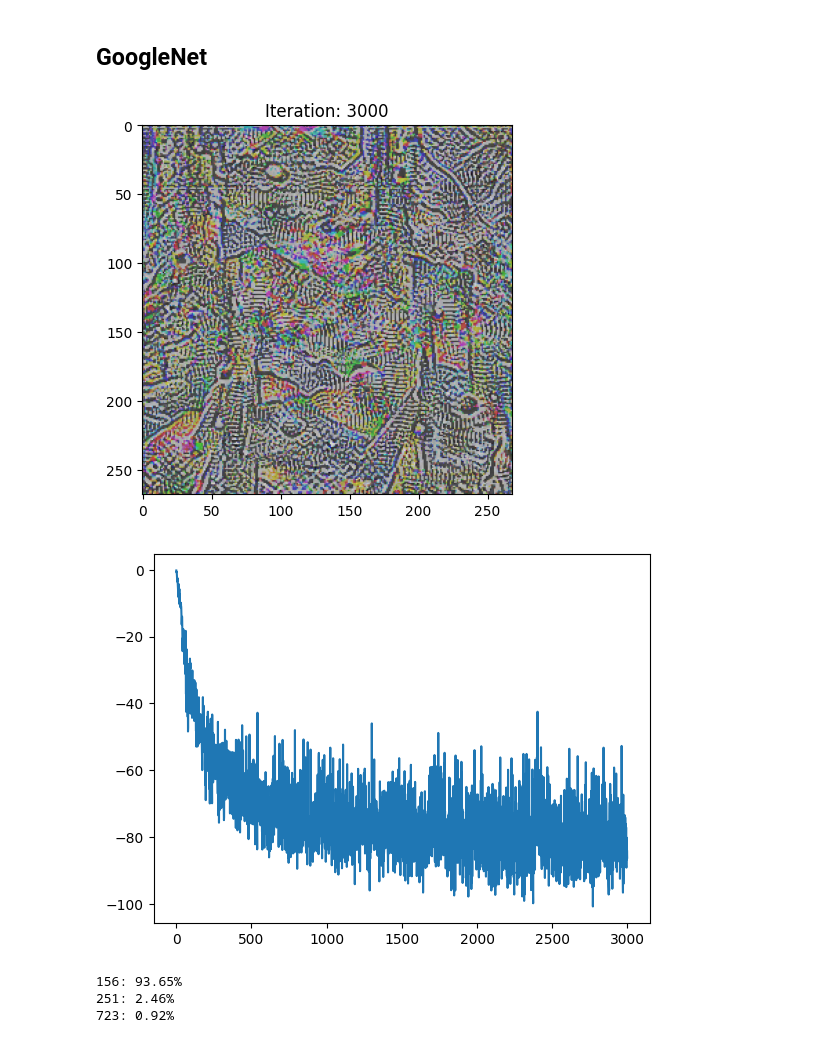
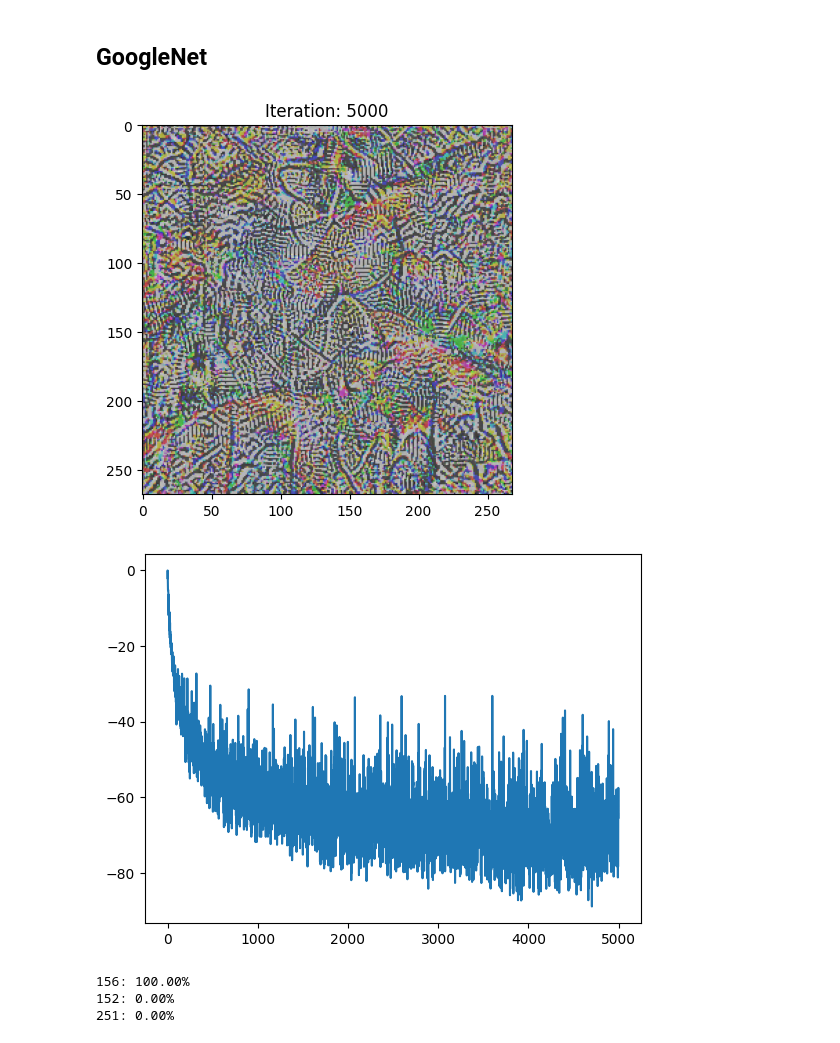
Before and after one commit to pyroxenite/audio-neural-dissection, a Jupyter notebook: code/notebooks/visualisation-googlenet.ipynb, the cells around one changed output. Drawn from its saved outputs; the diff is of its cells as text; code cells hidden in the pictures.

```diff
--- a/code/notebooks/visualisation-googlenet.ipynb
+++ b/code/notebooks/visualisation-googlenet.ipynb
@@ -58,38 +58,38 @@ preprocess = v2.Compose([
 ])
 
 transforms = [
     # v2.RandomAffine(0, translate=(0.01, 0.01)),
     # v2.RandomAffine(0, scale=(0.99, 1/0.99)),
     v2.RandomRotation(interpolation=v2.InterpolationMode.BILINEAR, degrees=(-0.1, 0.1)),
     # v2.Normalize(mean=[0.485, 0.456, 0.406], std=[0.229, 0.224, 0.225]),
     v2.GaussianBlur(5, sigma=(1, 2)),
     v2.ColorJitter(brightness=0.2, saturation=[0.8, 1.3], hue=0.1, contrast=[0.8, 1.3])
     # v2.RandomHorizontalFlip(),
     # v2.RandomVerticalFlip()
 ]
 
-objective = Objective(NEURON_OBJ, googlenet.fc, neuron_index=583)
+objective = Objective(NEURON_OBJ, googlenet.fc, neuron_index=277)
 maximizer = GoogleNetActivationMaximizer(googlenet, (1, 3, 224, 224))
 
 start, result, loss_history = maximizer.optimize(
     objective=objective,
     transforms=transforms,
-    iterations=3000,
-    eta=100,
+    iterations=5000,
+    eta=1e6,
     loss_func=lambda x: -torch.sum(torch.abs(x)),
     reg=0,
     plot_period=50,
     save=True,
     plot_inline=False,
     device=device,
 )
 
 plt.figure()
 plt.plot(loss_history)
 plt.show()
 # %% [output]
-[figure, old version]
+[figure, new version]
-[figure, old version]
+[figure, new version]
 # %%
 output = googlenet(result[:, :, :224, :224].to(device))
 
@@ -98,9 +98,9 @@ percentage = torch.nn.functional.softmax(output, dim=1)[0] * 100
 for i in indices[0]:
     print(f"{i}: {percentage[i].item():.2f}%")
 # %% [output]
-156: 93.65%
-251: 2.46%
-723: 0.92%
+156: 100.00%
+152: 0.00%
+251: 0.00%
 # %%
 file_names = glob.glob("output/im*.png")
 if len(file_names) > 0:
```
Also changed, not shown: 11 other files.
